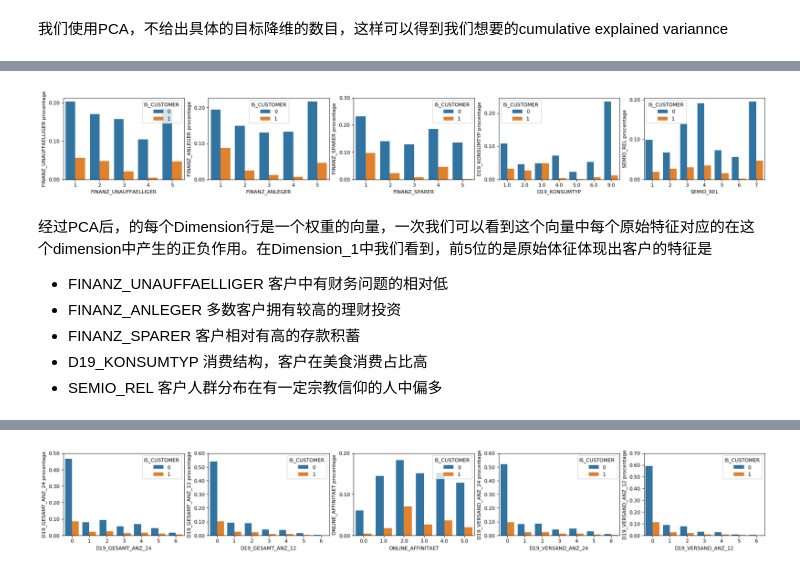
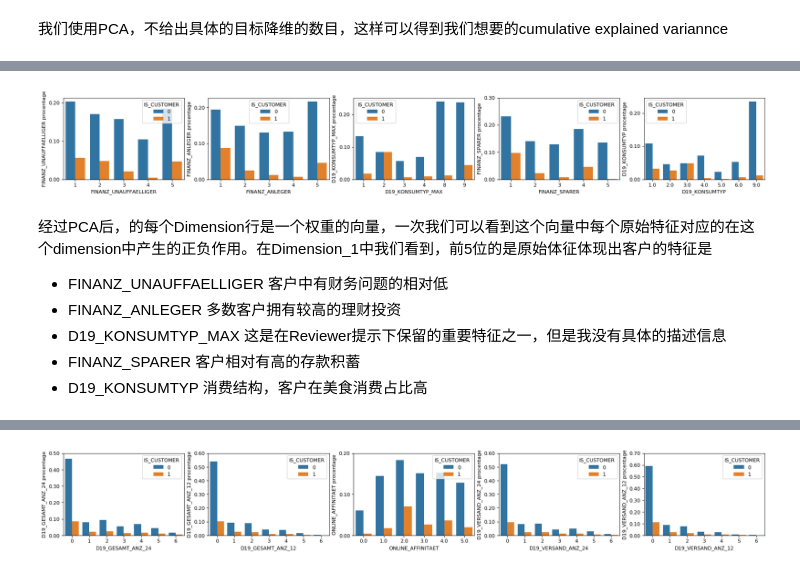
Before and after one commit to lqiang79/udacity_DSND_arvato, a Jupyter notebook: Arvato_Project_Workbook_zh.ipynb, the cells around one changed output, grey strips where cells are left out. Saved outputs shown, nothing was run; the diff lists cells and outputs as text; code cells hidden in the pictures.

Commit message:
after review, polishing code

```diff
--- a/Arvato_Project_Workbook_zh.ipynb
+++ b/Arvato_Project_Workbook_zh.ipynb
@@ -742,6 +860,9 @@ dtypes: float64(10), int64(1)
 memory usage: 81.6 MB
 # %%
 def drop_no_info_columns(dataframe, attributes_without_meta):
+    '''
+    we delete all columns. With the Reviewer info, the D19_ attributes are most important, so we keep them.
+    '''
     column_count_before = dataframe.shape[1]
     columns_to_drop = attributes_without_meta
     result = dataframe.drop(columns=columns_to_drop, axis=1, errors='ignore')
@@ -769,6 +890,6 @@ Data columns (total 11 columns):
 dtypes: float64(10), int64(1)
 memory usage: 81.6 MB
 # %%
-azdias = drop_no_info_columns(azdias, attributes_without_meta)
-customers = drop_no_info_columns(customers, attributes_without_meta)
+azdias = drop_no_info_columns(azdias, attributes_without_meta_to_drop)
+customers = drop_no_info_columns(customers, attributes_without_meta_to_drop)
 # %% [output]
@@ -1315,20 +1439,20 @@ def plot_attribute_value_proprtion(dataframe, column_name, i = 1):
 # %%
 fig=plt.figure(figsize=(25, 3), dpi= 80)
 plot_attribute_value_proprtion(all_df, 'FINANZ_UNAUFFAELLIGER', 1)
 plot_attribute_value_proprtion(all_df, 'FINANZ_ANLEGER', 2)
-plot_attribute_value_proprtion(all_df, 'FINANZ_SPARER', 3)
-plot_attribute_value_proprtion(all_df, 'D19_KONSUMTYP', 4)
-plot_attribute_value_proprtion(all_df, 'SEMIO_REL', 5)
+plot_attribute_value_proprtion(all_df, 'D19_KONSUMTYP_MAX', 3)
+plot_attribute_value_proprtion(all_df, 'FINANZ_SPARER', 4)
+plot_attribute_value_proprtion(all_df, 'D19_KONSUMTYP', 5)
 # %% [output]
-[figure, old version]
+[figure, new version]
 # %% [markdown]
 经过PCA后，的每个Dimension行是一个权重的向量，一次我们可以看到这个向量中每个原始特征对应的在这个dimension中产生的正负作用。在Dimension_1中我们看到，前5位的是原始体征体现出客户的特征是
 
 * FINANZ_UNAUFFAELLIGER 客户中有财务问题的相对低
 * FINANZ_ANLEGER 多数客户拥有较高的理财投资
+* D19_KONSUMTYP_MAX 这是在Reviewer提示下保留的重要特征之一，但是我没有具体的描述信息
 * FINANZ_SPARER 客户相对有高的存款积蓄
 * D19_KONSUMTYP 消费结构，客户在美食消费占比高
-* SEMIO_REL 客户人群分布在有一定宗教信仰的人中偏多
 # %%
 fig, ax = plt.subplots(1, 2 ,figsize = (20,5))
 customers_components.loc['Dimension_2',:].sort_values(ascending=False)[:5].plot(ax=ax[0], kind='bar')
```
Also changed, not shown: parts of 50 cells of this notebook, 8 other files.
